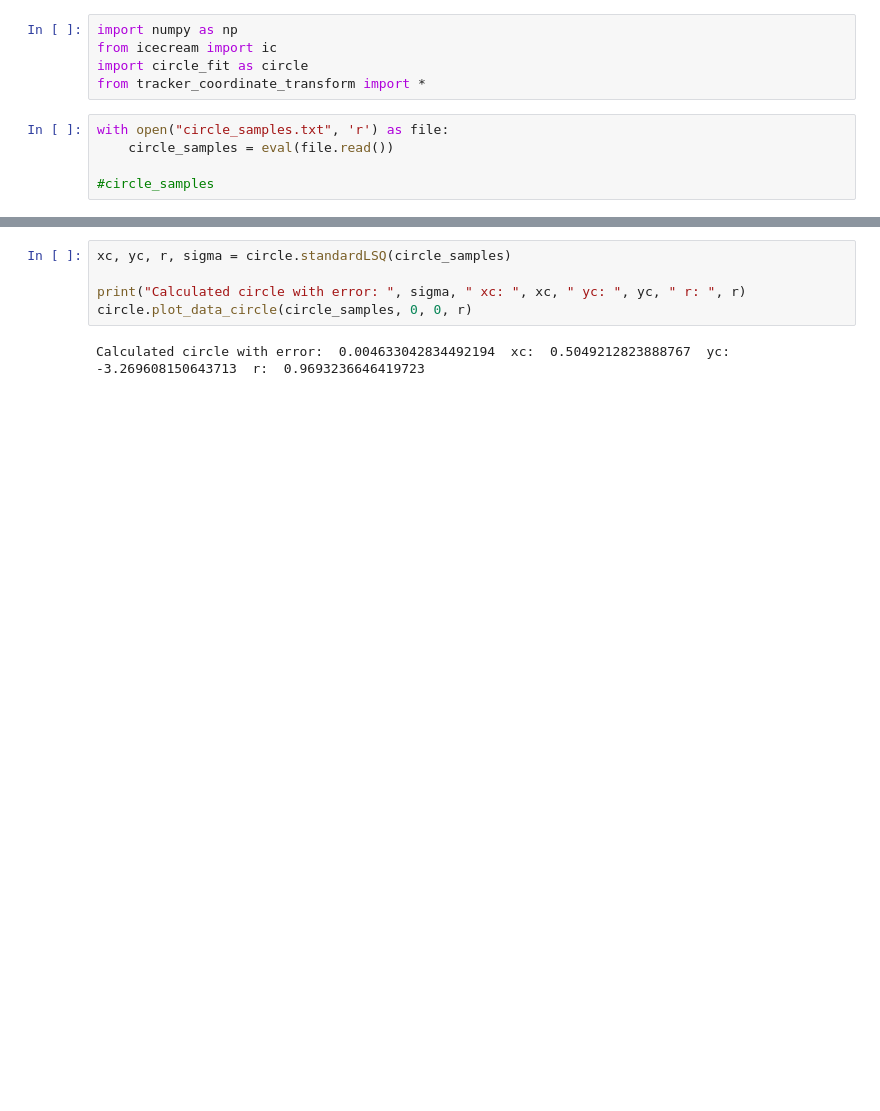
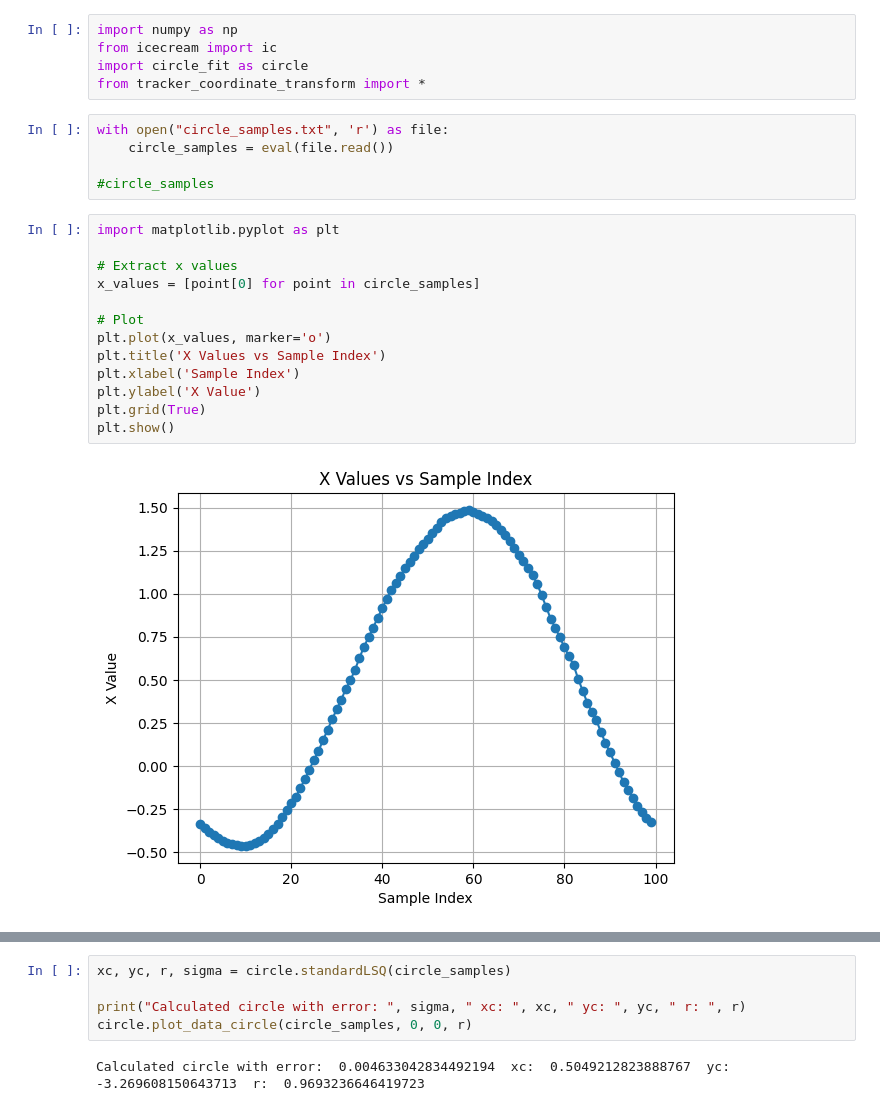
Before and after one commit to Team488/VR_NetworkTables2024, a Jupyter notebook: fieldCalibrateDebug.ipynb, the cells around one changed output, grey strips where cells are left out. Drawn from its saved outputs; the diff is of its cells as text; blank space fills up the shorter version.

```diff
--- a/fieldCalibrateDebug.ipynb
+++ b/fieldCalibrateDebug.ipynb
@@ -8,3 +8,18 @@ with open("circle_samples.txt", 'r') as file:
     circle_samples = eval(file.read())
 
 #circle_samples
+# %%
+import matplotlib.pyplot as plt
+
+# Extract x values
+x_values = [point[0] for point in circle_samples]
+
+# Plot
+plt.plot(x_values, marker='o')
+plt.title('X Values vs Sample Index')
+plt.xlabel('Sample Index')
+plt.ylabel('X Value')
+plt.grid(True)
+plt.show()
+# %% [output]
+[figure, added]
```
Also changed, not shown: parts of 8 cells of this notebook, 1 other file.
